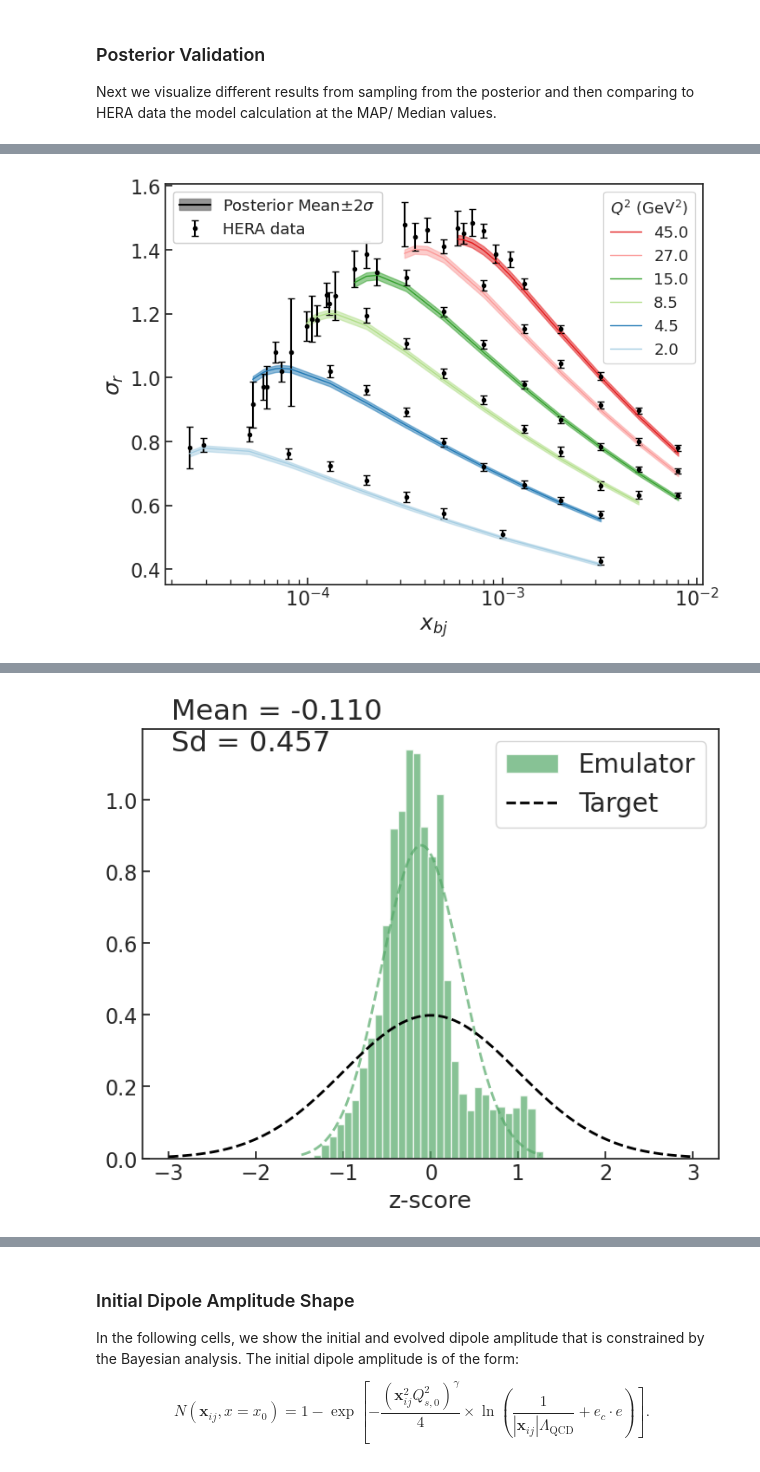
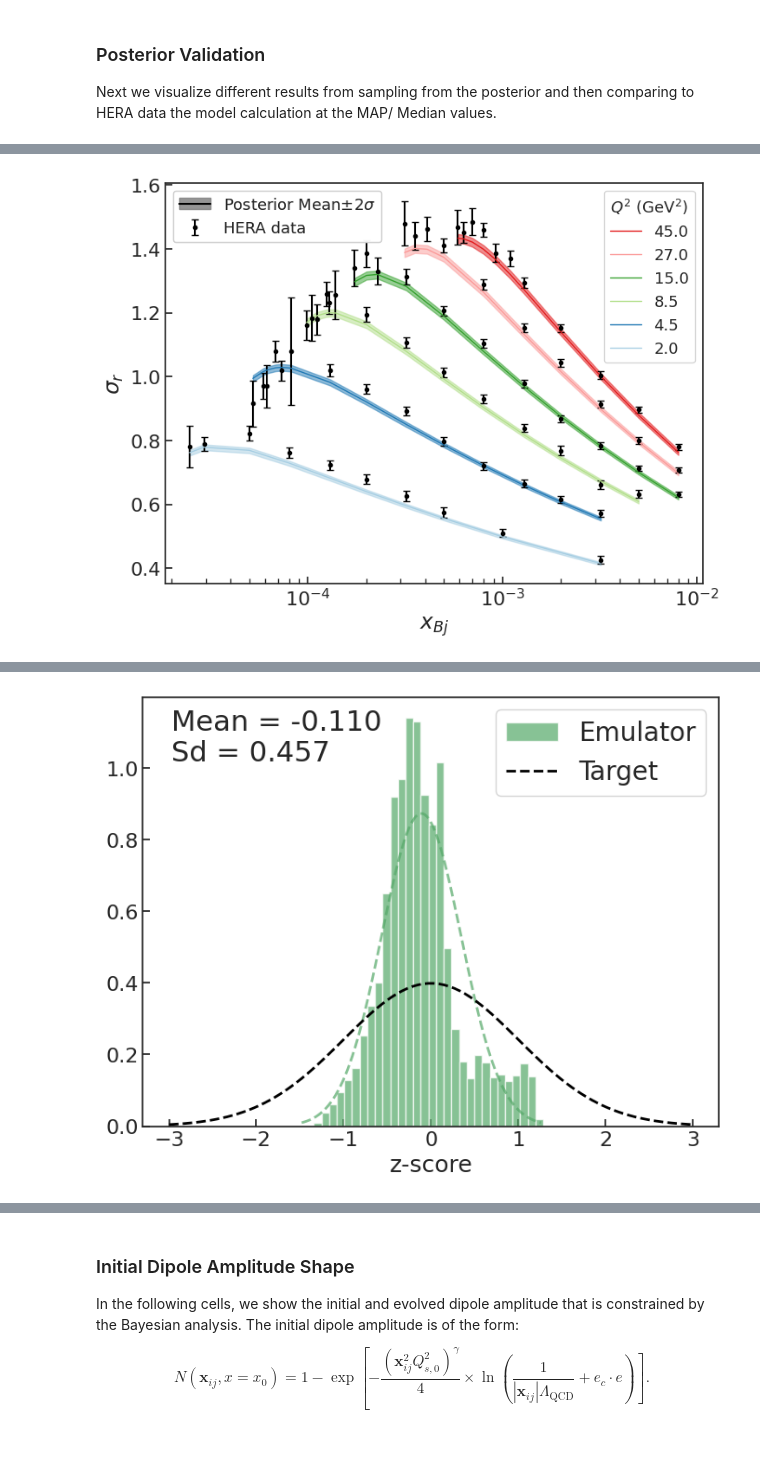
Before and after one commit to camcasuga/BayesianBK_results, a Jupyter notebook: analysis.ipynb, the cells around one changed output, grey strips where cells are left out. Drawn from its saved outputs; the diff is of its cells as text; code cells hidden in the pictures.

```diff
--- a/analysis.ipynb
+++ b/analysis.ipynb
@@ -229,19 +228,19 @@ plot_model_vs_exp([2., 4.5, 8.5, 15.0, 22.0,  27.,  35.,  45.], 318.0, train_pos
 # %%
-sqrt_s = 318.0
+sqrt_s = 318
 n_sigma = 2
 fig, ax = plot_posterior_mean_and_ub([2., 4.5, 8.5, 15.0, 27., 45.], sqrt_s, train_post, exp_df, exp_err, n_sigma, title_ = "", correlated = correlated_)
 fig.savefig("plots/{}_{}_{}_{}sigma_posterior_mean_and_ub.pdf".format(model_, correlated_str, sqrt_s, n_sigma), bbox_inches='tight')
 # %% [output]
-[figure, old version]
+[figure, new version]
 # %%
 sd_post = np.sqrt(np.diagonal(err_post, axis1 = 1, axis2 = 2)) if correlated_ else err_post
 fig, ax = plot_validation_perkp(0, pred_post, sd_post, train_post, exp, n_params, theta_post, param_names)
 # %% [output]
 [figure]
 # %%
-fig, ax = plot_zscore(pred_post, train_post, sd_post)
+fig, ax = plot_zscore(pred_post, train_post, sd_post, text_x = 0.05, text_y = 0.85)
 # %% [output]
-[figure, old version]
+[figure, new version]
 # %%
 plot_exp_vs_map_vs_median([2., 4.5, 8.5, 10., 15., 18.,  22.,  27.,  35.,  45.], 318.0, MAP_model.reshape(1,403), exp_df, exp_err, median_model.reshape(1,403), correlated = correlated_)
 # %% [output]
```
Also changed, not shown: parts of 28 cells of this notebook, 16 other files.
